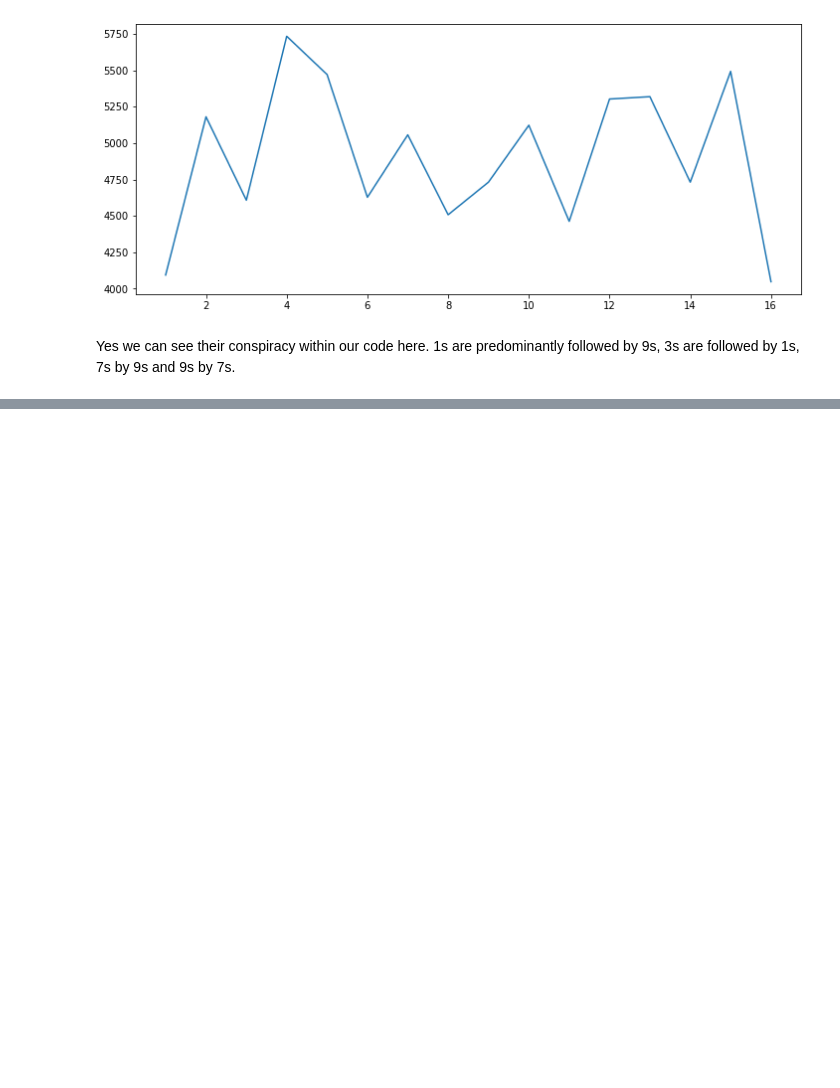
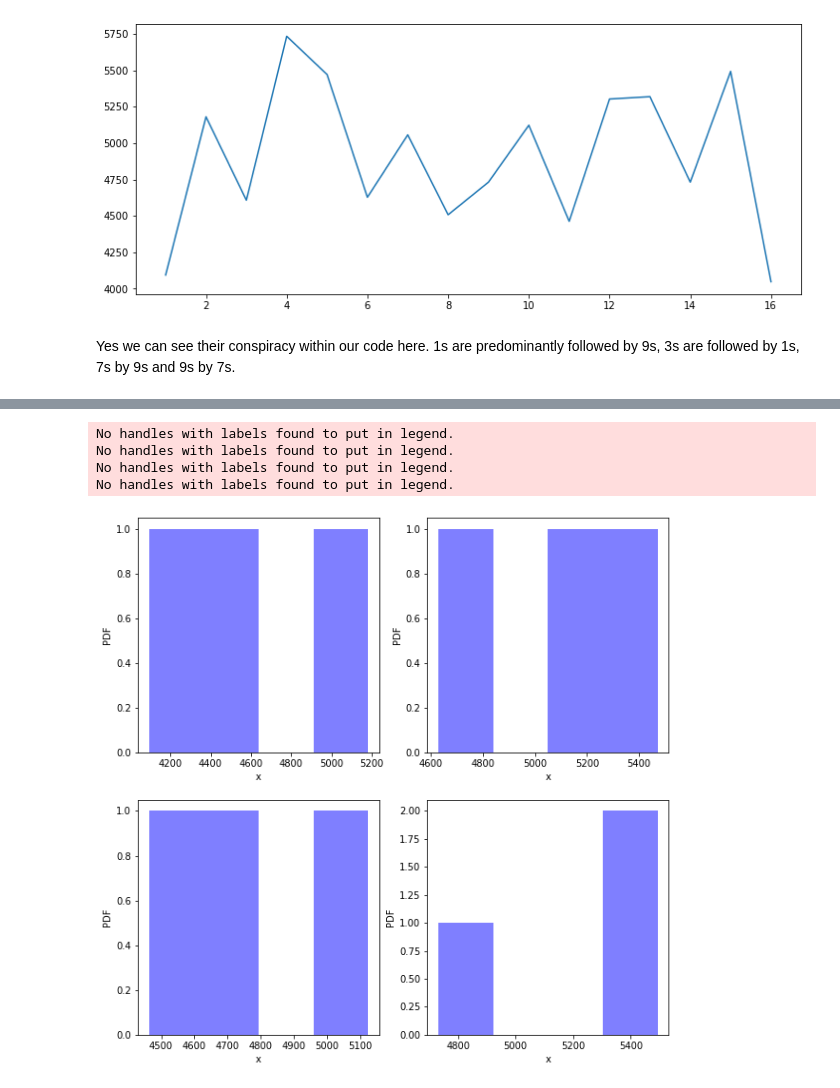
Before and after one commit to BurleighCharlton/Python-Mathematics, a Jupyter notebook: P4M_Notebook_3.ipynb, the cells around one changed output, grey strips where cells are left out. Drawn from its saved outputs; the diff is of its cells as text; code cells hidden in the pictures; blank space fills up the shorter version.

```diff
--- a/P4M_Notebook_3.ipynb
+++ b/P4M_Notebook_3.ipynb
@@ -981,10 +994,11 @@ Prove that the length of `range(p*p, n, 2*p)` equals $\lfloor \frac{n - p^2 - 1}
 # %%
 
 #lets just write a quick compuational program to take a look
-  for n in range(1,20):
-    length = len(range(p*p, n, 2*p))
-    if length != 0:
-      print("{},{}= {}".format(p, n, length))
+p=1
+for n in range(1,20):
+  length = len(range(p*p, n, 2*p))
+  if length != 0:
+    print("{},{}= {}".format(p, n, length))
 # %% [output]
 1,2= 1
 1,3= 1
@@ -1602,0 +1620,29 @@ Yes we can see their conspiracy within our code here. 1s are predominantly follo
+# %%
+
+
+
+# Generically define how many plots along and across
+ncols = 2
+nrows = 2
+fig, axes = plt.subplots(nrows=nrows, ncols=ncols, figsize=(10, 10))
+
+# Lazy counter so we can remove unwated axes
+counter = 0
+for i in range(nrows):
+    for j in range(ncols):
+
+        ax = axes[i][j]
+        ax.hist(to_values[0+counter:3+counter], bins=4, color='blue', alpha=0.5)
+        ax.set_xlabel('x')
+        ax.set_ylabel('PDF')
+        leg = ax.legend(loc='upper left')
+        leg.draw_frame(False)
+        counter += 4
+
+plt.show()
+# %% [output]
+No handles with labels found to put in legend.
+No handles with labels found to put in legend.
+No handles with labels found to put in legend.
+No handles with labels found to put in legend.
+[figure, added]
```
Also changed, not shown: parts of 23 cells of this notebook.
